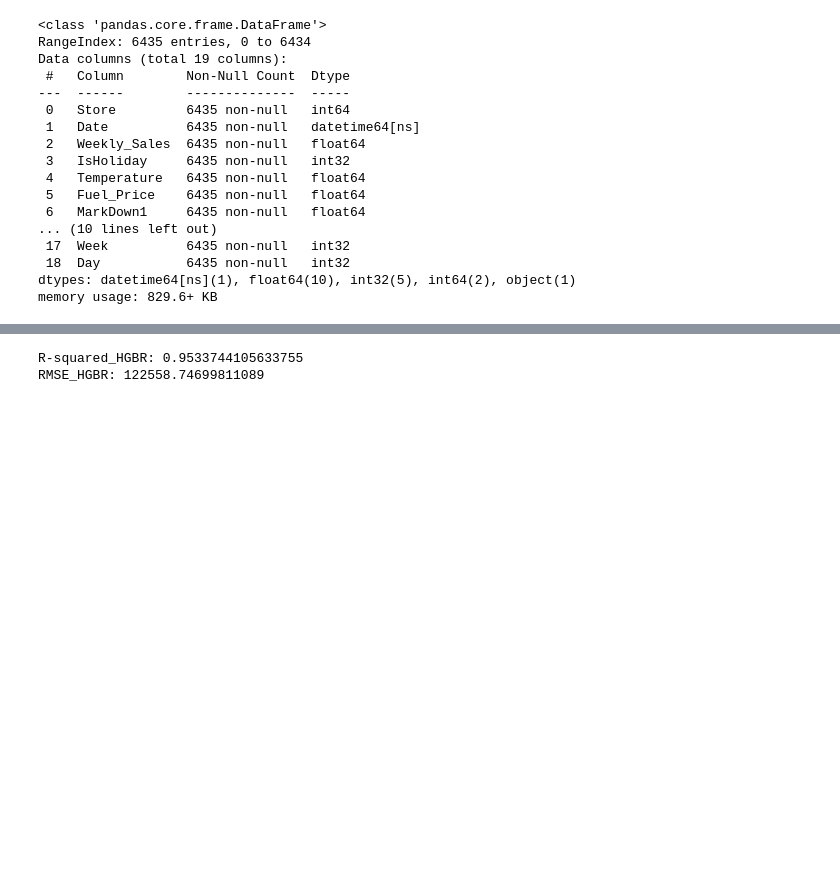
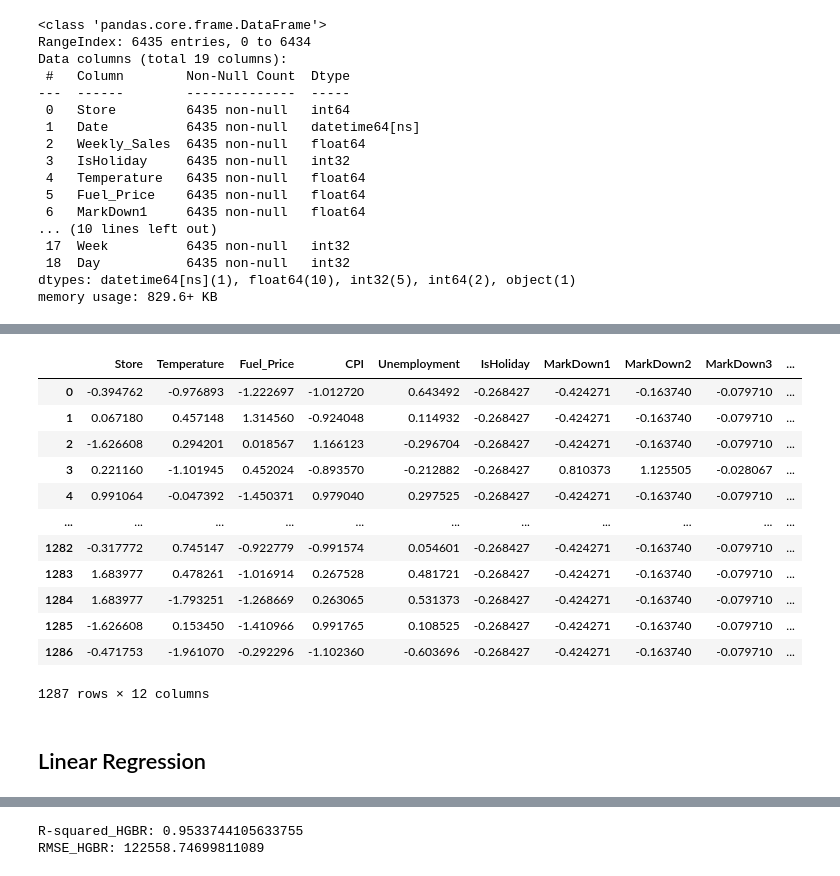
Before and after one commit to GARGI-GHORAI/soil-pollution-diseases, a Jupyter notebook: New Regression Analysis.ipynb, the cells around one changed output, grey strips where cells are left out. Saved outputs shown, nothing was run; the diff lists cells and outputs as text; code cells hidden in the pictures; blank space fills up the shorter version.

```diff
--- a/New Regression Analysis.ipynb
+++ b/New Regression Analysis.ipynb
@@ -278,0 +281,18 @@ Size              6.767176
+# %%
+x_test
+# %% [output]
+|  | Store | Temperature | Fuel_Price | CPI | Unemployment | IsHoliday | MarkDown1 | MarkDown2 | MarkDown3 | ... |
+| 0 | -0.394762 | -0.976893 | -1.222697 | -1.012720 | 0.643492 | -0.268427 | -0.424271 | -0.163740 | -0.079710 | ... |
+| 1 | 0.067180 | 0.457148 | 1.314560 | -0.924048 | 0.114932 | -0.268427 | -0.424271 | -0.163740 | -0.079710 | ... |
+| 2 | -1.626608 | 0.294201 | 0.018567 | 1.166123 | -0.296704 | -0.268427 | -0.424271 | -0.163740 | -0.079710 | ... |
+| 3 | 0.221160 | -1.101945 | 0.452024 | -0.893570 | -0.212882 | -0.268427 | 0.810373 | 1.125505 | -0.028067 | ... |
+| 4 | 0.991064 | -0.047392 | -1.450371 | 0.979040 | 0.297525 | -0.268427 | -0.424271 | -0.163740 | -0.079710 | ... |
+| ... | ... | ... | ... | ... | ... | ... | ... | ... | ... | ... |
+| 1282 | -0.317772 | 0.745147 | -0.922779 | -0.991574 | 0.054601 | -0.268427 | -0.424271 | -0.163740 | -0.079710 | ... |
+| 1283 | 1.683977 | 0.478261 | -1.016914 | 0.267528 | 0.481721 | -0.268427 | -0.424271 | -0.163740 | -0.079710 | ... |
+| 1284 | 1.683977 | -1.793251 | -1.268669 | 0.263065 | 0.531373 | -0.268427 | -0.424271 | -0.163740 | -0.079710 | ... |
+| 1285 | -1.626608 | 0.153450 | -1.410966 | 0.991765 | 0.108525 | -0.268427 | -0.424271 | -0.163740 | -0.079710 | ... |
+| 1286 | -0.471753 | -1.961070 | -0.292296 | -1.102360 | -0.603696 | -0.268427 | -0.424271 | -0.163740 | -0.079710 | ... |
+1287 rows × 12 columns
+# %% [markdown]
+## Linear Regression
```
Also changed, not shown: parts of 37 cells of this notebook.
